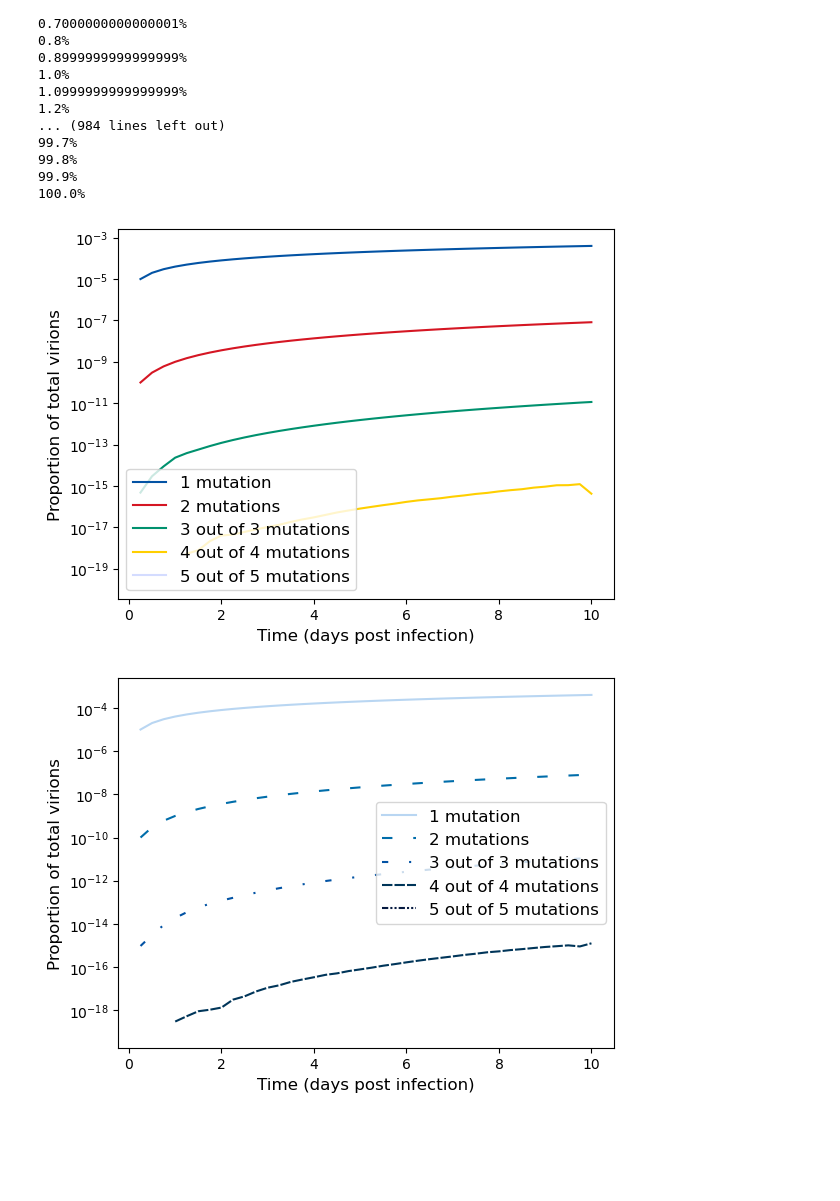
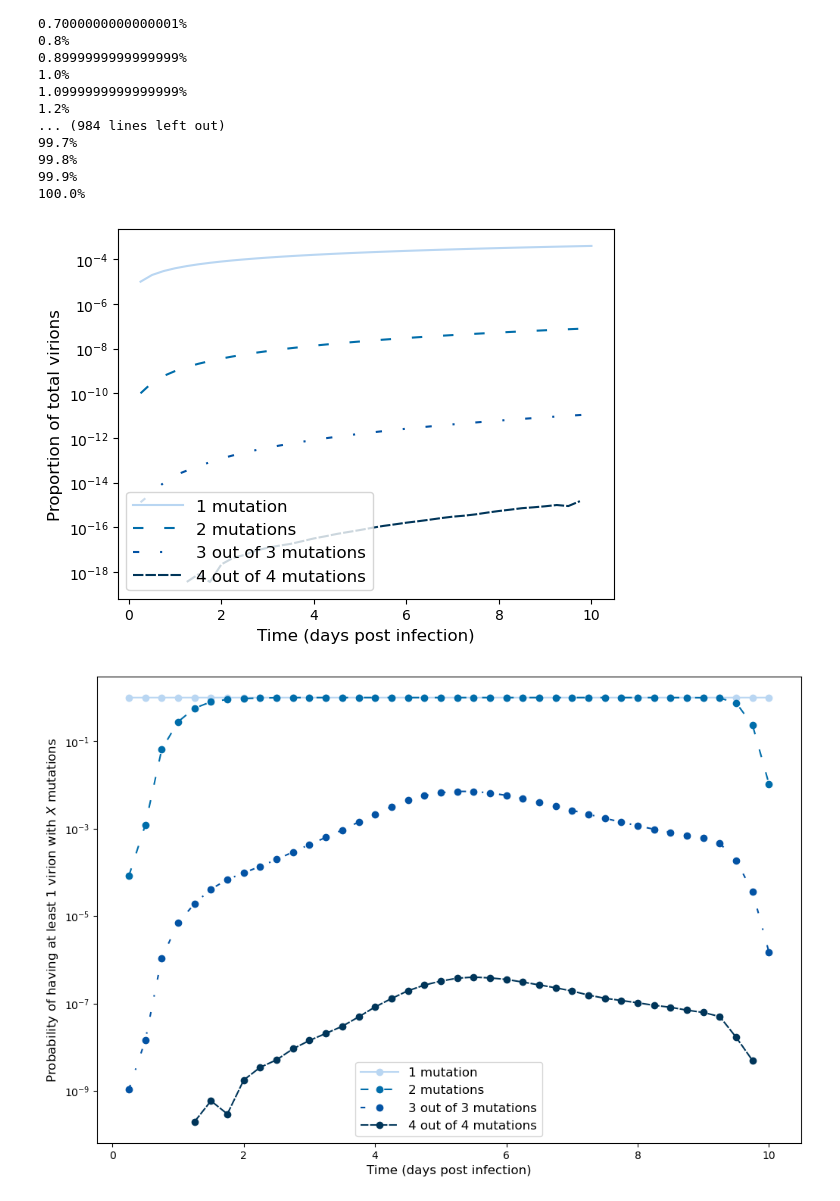
Before and after one commit to joshlooks/avianflu, a Jupyter notebook: bpm.ipynb, the cells around one changed output. Drawn from its saved outputs; the diff is of its cells as text; code cells hidden in the pictures; blank space fills up the shorter version.

```diff
--- a/bpm.ipynb
+++ b/bpm.ipynb
@@ -121,7 +117,7 @@ for i in range(0,len(Lifespans)):
 #DO NOT RUN THIS BLOCK IF YOU DO NOT HAVE THE PICKLE FILE
 #IMPORTS PICKLE FILE INSTEAD OF ABOVE CALCULATION
 
-with open('n_list.pkl', 'rb') as f:
+with open('n_list_fixed.pkl', 'rb') as f:
 
     loaded_n_list = pickle.load(f) # deserialize using load()
 f.close()
@@ -685,6 +580,10 @@ N_TOTAL = np.sum(n_totals, axis = 0)
 
 #set up time values
 timevals = np.linspace(0,10,41)
+
+#set up the colors for the plot
+plotcolors = ['#B9D6F2', '#006DAA', '#0353A4', '#003559','#061A40']
+linestyles = ['solid',(0,(5,10)),(0,(3,10,1,10)),(0,(5,1)),(0, (3, 1, 1, 1, 1, 1))]
 
 #Set up plot
 fig, ax = plt.subplots()
@@ -702,50 +601,69 @@ for i in range(1,6):
         else:
             mylabel = "1 mutation"
     if len(myrange[0]) > 0:
-        ax.semilogy(timevals[myrange], prop[myrange], label = mylabel, color=plotcolors[i-1])
-ax.legend(fontsize=12)
+        ax.semilogy(timevals[myrange], prop[myrange], label = mylabel, color=plotcolors[i-1], linestyle=linestyles[i-1])
+ax.legend(fontsize=12,handlelength=3)
 ax.set_ylabel('Proportion of total virions',fontsize =12)
 ax.set_xlabel('Time (days post infection)',fontsize = 12)
 plt.savefig('Plots/prop_quick.pdf', dpi=2400,bbox_inches='tight')
 plt.show()
 # %% [output]
-[figure, old version]
+[figure, new version]
 # %%
+from decimal import *
+
 #We calculate the totals of each type of virion
 n_totals = np.zeros((6,41))
 for i in range(0,1000):
     for j in range(0,6):
         n_totals[j,0:len(n_i_lists_quick[i][j])] += n_i_lists_quick[i][j]
 N_TOTAL = np.sum(n_totals, axis = 0)
 
 #set up time values
 timevals = np.linspace(0,10,41)
 
 #set up the colors for the plot
 plotcolors = ['#B9D6F2', '#006DAA', '#0353A4', '#003559','#061A40']
 linestyles = ['solid',(0,(5,10)),(0,(3,10,1,10)),(0,(5,1)),(0, (3, 1, 1, 1, 1, 1))]
 
-#Set up plot
 fig, ax = plt.subplots()
+fig.set_figwidth(12)
+fig.set_figheight(8)
 
-#We plot the proportions of each virion type over time
 for i in range(1,6):
-    prop = n_totals[i,:] / N_TOTAL
-    myrange = np.where(prop>0)
-    #create a label
+    #make an estimate for the probability
+
+    prop = (n_totals[i,:] / N_TOTAL)
+    myrange = np.where((prop)>0)
+
+    mynewprop = []
+    mynewNTOTAL = []
+    result = []
+
+
+    for k in range(len(myrange[0])):
+        mynewprop.append(1 - Decimal(float(prop[myrange[0][k]])))
+        mynewNTOTAL.append(Decimal(N_TOTAL[myrange[0][k]] / (1000 * numberpeople1000s_quick)))
+        result.append(1 - mynewprop[-1] ** mynewNTOTAL[-1])
+
+
+    #create our label
     if i > 2:
         mylabel = str(i) + " out of " + str(i) + " mutations"
     else:
         if i > 1:
             mylabel = "2 mutations"
         else:
             mylabel = "1 mutation"
+
     if len(myrange[0]) > 0:
-        ax.semilogy(timevals[myrange], prop[myrange], label = mylabel, color=plotcolors[i-1], linestyle=linestyles[i-1])
-ax.legend(fontsize=12)
-ax.set_ylabel('Proportion of total virions',fontsize =12)
-ax.set_xlabel('Time (days post infection)',fontsize = 12)
-plt.savefig('Plots/prop_quick.pdf', dpi=2400,bbox_inches='tight')
+        ax.semilogy(timevals[myrange], result, linestyle=linestyles[i-1],color=plotcolors[i-1],marker='o', label = mylabel)
+
+
+ax.legend(fontsize=12,loc='lower center',handlelength=3)
+ax.set_ylabel(r'Probability of having at least 1 virion with $X$ mutations',fontsize=12)
+ax.set_xlabel('Time (days post infection)',fontsize=12)
+plt.savefig('Plots/prob_quick_1.pdf', dpi=2400,bbox_inches='tight')
 plt.show()
 # %% [output]
-[figure, old version]
+[figure, new version]
```
Also changed, not shown: parts of 13 cells of this notebook, 14 other files.
